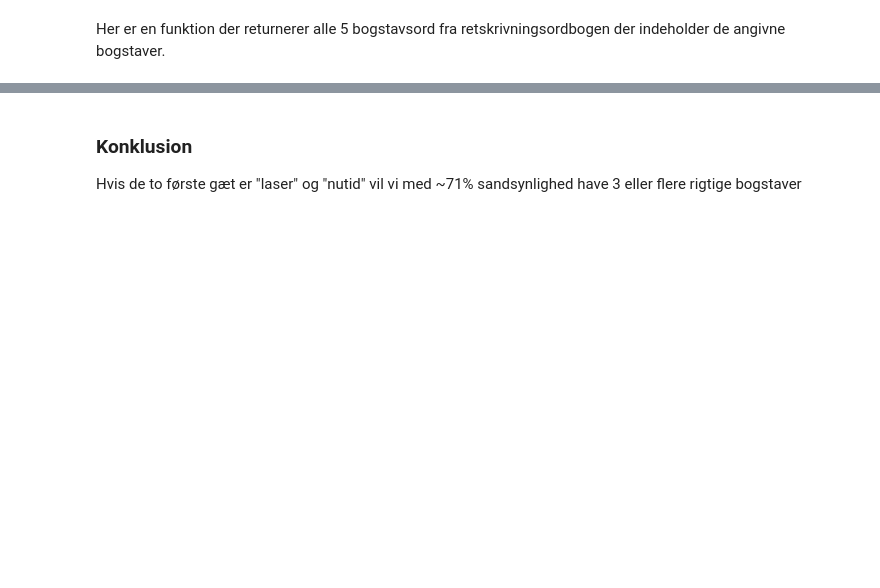
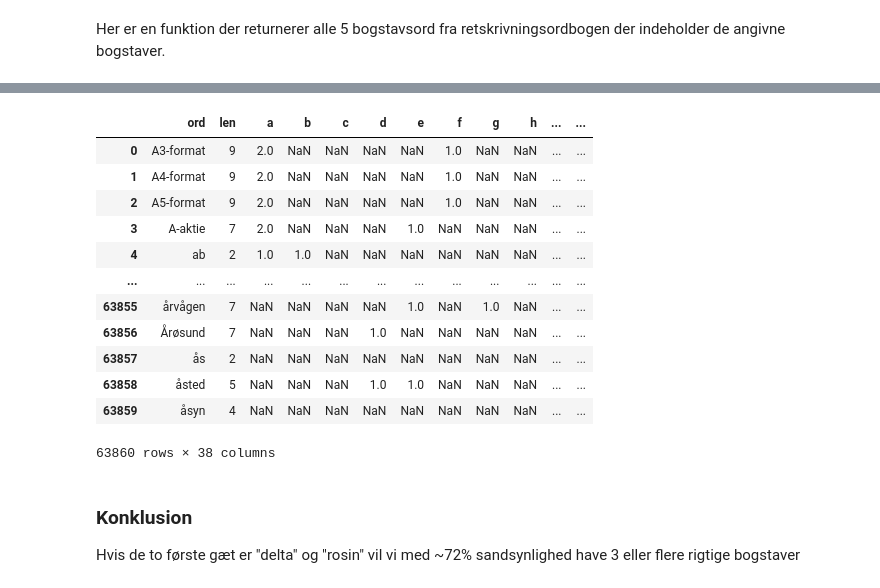
Before and after one commit to henrikbol/wordle, a Jupyter notebook: wordle_dk.ipynb, the cells around one changed output, grey strips where cells are left out. Drawn from its saved outputs; the diff is of its cells as text; code cells hidden in the pictures; blank space fills up the shorter version.

```diff
--- a/wordle_dk.ipynb
+++ b/wordle_dk.ipynb
@@ -177,3 +344,19 @@ df[df["len"] == 5]["top10"].value_counts(normalize=True).sort_index()[3:].sum()
+# %%
+df
+# %% [output]
+|  | ord | len | a | b | c | d | e | f | g | h | ... | ... |
+| 0 | A3-format | 9 | 2.0 | NaN | NaN | NaN | NaN | 1.0 | NaN | NaN | ... | ... |
+| 1 | A4-format | 9 | 2.0 | NaN | NaN | NaN | NaN | 1.0 | NaN | NaN | ... | ... |
+| 2 | A5-format | 9 | 2.0 | NaN | NaN | NaN | NaN | 1.0 | NaN | NaN | ... | ... |
+| 3 | A-aktie | 7 | 2.0 | NaN | NaN | NaN | 1.0 | NaN | NaN | NaN | ... | ... |
+| 4 | ab | 2 | 1.0 | 1.0 | NaN | NaN | NaN | NaN | NaN | NaN | ... | ... |
+| ... | ... | ... | ... | ... | ... | ... | ... | ... | ... | ... | ... | ... |
+| 63855 | årvågen | 7 | NaN | NaN | NaN | NaN | 1.0 | NaN | 1.0 | NaN | ... | ... |
+| 63856 | Årøsund | 7 | NaN | NaN | NaN | 1.0 | NaN | NaN | NaN | NaN | ... | ... |
+| 63857 | ås | 2 | NaN | NaN | NaN | NaN | NaN | NaN | NaN | NaN | ... | ... |
+| 63858 | åsted | 5 | NaN | NaN | NaN | 1.0 | 1.0 | NaN | NaN | NaN | ... | ... |
+| 63859 | åsyn | 4 | NaN | NaN | NaN | NaN | NaN | NaN | NaN | NaN | ... | ... |
+63860 rows × 38 columns
 # %% [markdown]
 ### Konklusion
-Hvis de to første gæt er "laser" og "nutid" vil vi med ~71% sandsynlighed have 3 eller flere rigtige bogstaver
+Hvis de to første gæt er "delta" og "rosin" vil vi med ~72% sandsynlighed have 3 eller flere rigtige bogstaver
```
Also changed, not shown: parts of 35 cells of this notebook, 12 other files.
